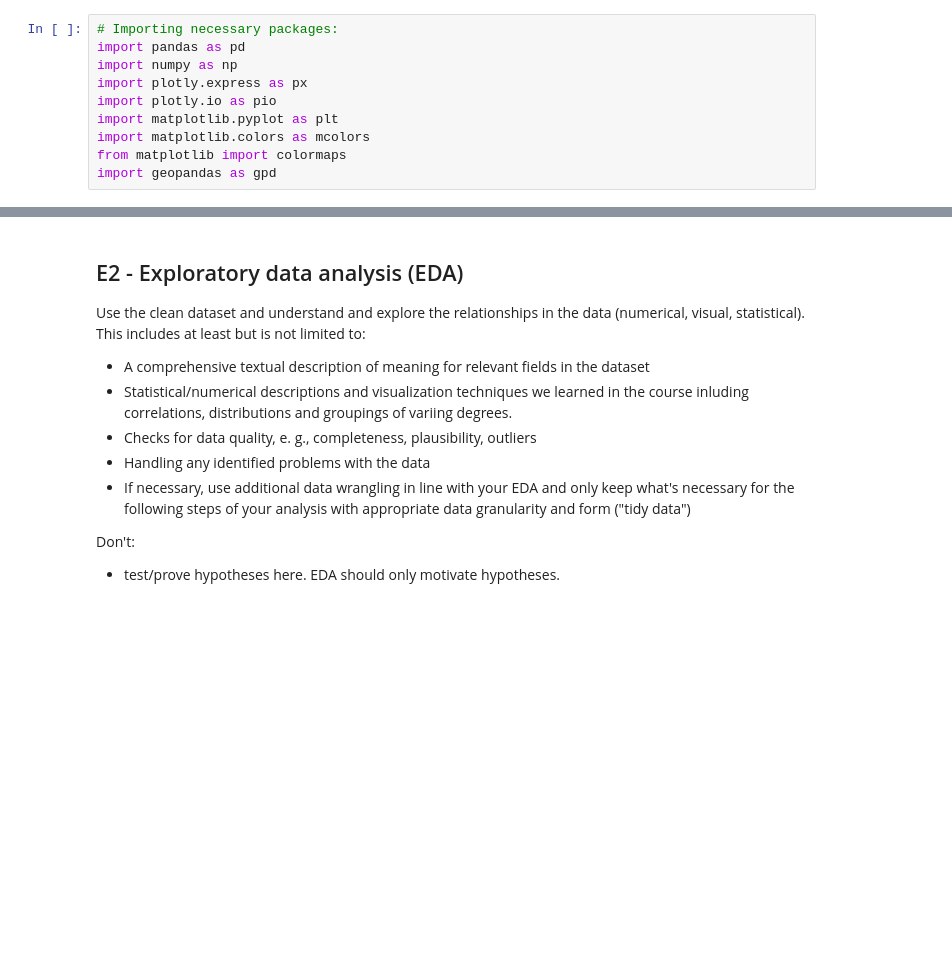
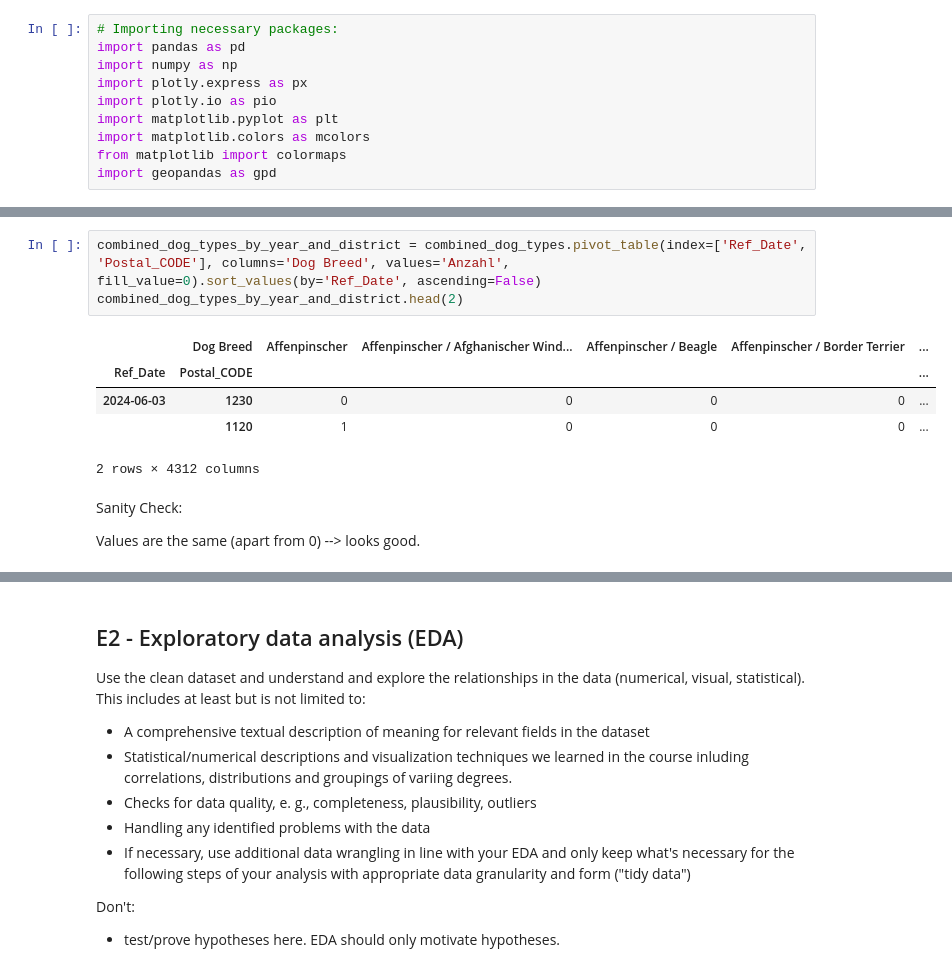
Before and after one commit to theresanother1/dee24-group-project, a Jupyter notebook: prj01.ipynb, the cells around one changed output, grey strips where cells are left out. Cells and saved outputs as stored; diff of their text form; blank space fills up the shorter version.

```diff
--- a/prj01.ipynb
+++ b/prj01.ipynb
@@ -110,0 +450,13 @@ dogs_2.head()
+# %%
+combined_dog_types_by_year_and_district = combined_dog_types.pivot_table(index=['Ref_Date', 'Postal_CODE'], columns='Dog Breed', values='Anzahl', fill_value=0).sort_values(by='Ref_Date', ascending=False)
+combined_dog_types_by_year_and_district.head(2)
+# %% [output]
+|  | Dog Breed | Affenpinscher | Affenpinscher / Afghanischer Wind... | Affenpinscher / Beagle | Affenpinscher / Border Terrier | ... |
+| Ref_Date | Postal_CODE |  |  |  |  | ... |
+| 2024-06-03 | 1230 | 0 | 0 | 0 | 0 | ... |
+|  | 1120 | 1 | 0 | 0 | 0 | ... |
+2 rows × 4312 columns
+# %% [markdown]
+Sanity Check:
+
+Values are the same (apart from 0) --> looks good.
```
Also changed, not shown: parts of 51 cells of this notebook.
